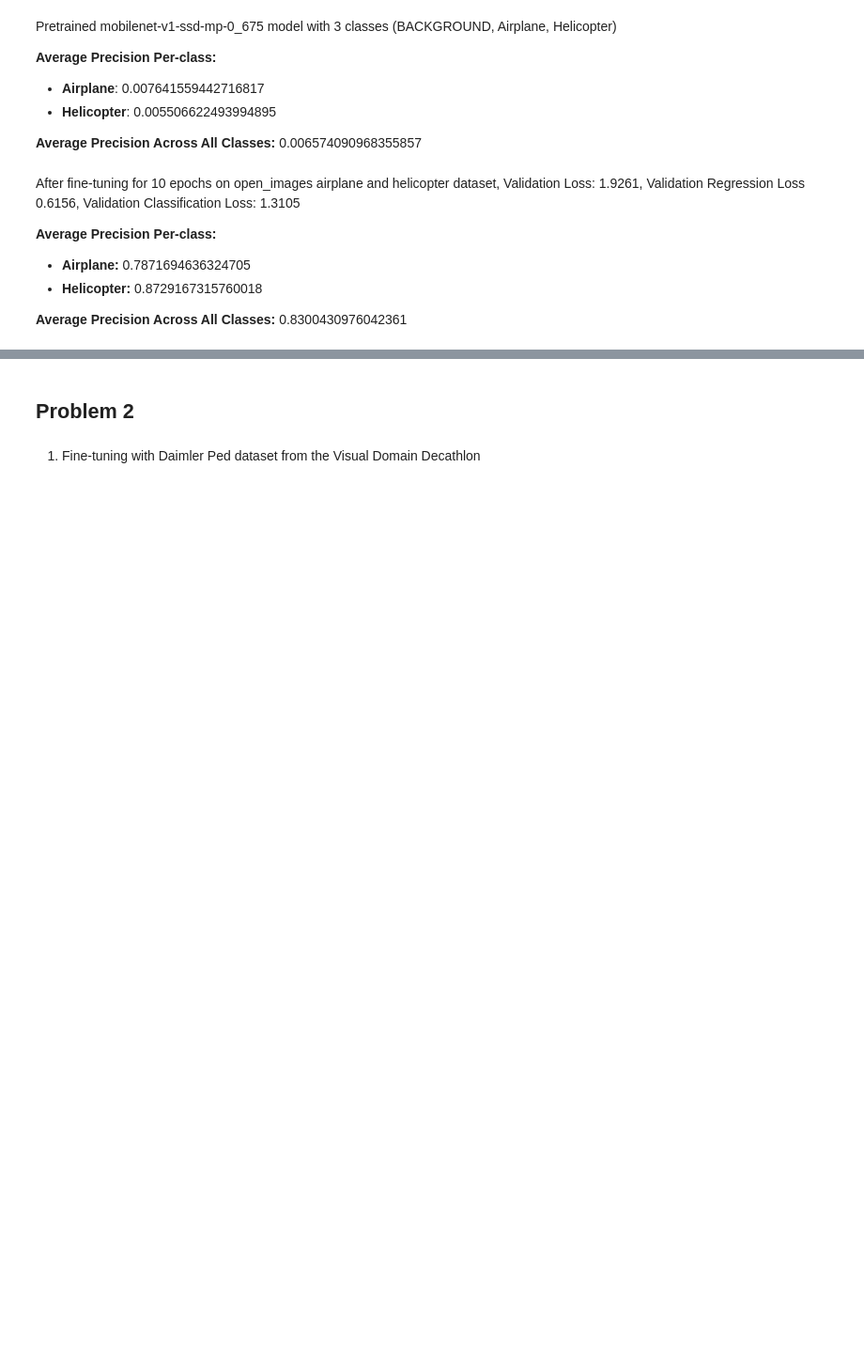
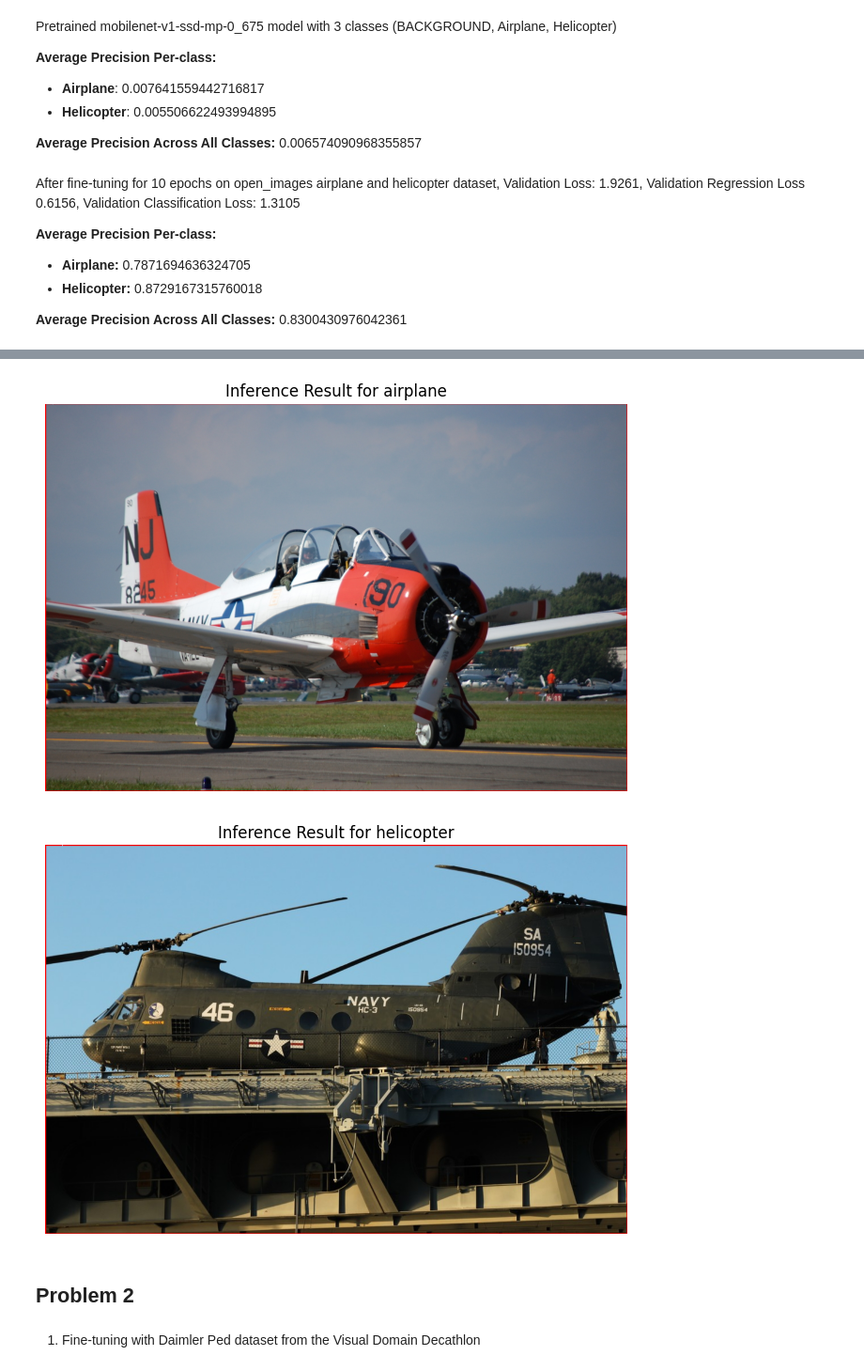
Before and after one commit to NateCoul23/pytorch-ssd, a Jupyter notebook: HW3_nmc2169.ipynb, the cells around one changed output, grey strips where cells are left out. Shown at 94% size. Saved outputs shown, nothing was run; the diff lists cells and outputs as text; code cells hidden in the pictures; blank space fills up the shorter version.

```diff
--- a/HW3_nmc2169.ipynb
+++ b/HW3_nmc2169.ipynb
@@ -79,3 +224,67 @@ OnnxExporterError: Module onnx is not installed!
+# %%
+def parse_output(outputs, threshold=0.5):
+    # Extract the single tensor from outputs
+    detections = outputs[0]
+
+    # Initialize lists for results
+    result_boxes = []  # If there are no bounding boxes, this remains empty
+    result_labels = []
+    result_scores = []
+
+    # Iterate over the detections
+    for detection in detections[0]:  # Iterate over 3000 detections
+        class_confidence, class_id, _ = detection  # Hypothetical structure
+        if class_confidence > threshold:
+            result_labels.append(labels[int(class_id)])  # Assuming class_id corresponds to a label index
+            result_scores.append(class_confidence)
+            # Add a dummy box if your SSD model is supposed to provide bounding boxes
+            result_boxes.append([0, 0, 1, 1])  # Dummy bounding box (replace with actual if available)
+
+    return result_boxes, result_labels, result_scores
+# %%
+import matplotlib.pyplot as plt
+
+for image_path in image_paths:
+    # Preprocess the image
+    input_data, original_image = preprocess_image(image_path)
+
+    # Run inference
+    input_name = session.get_inputs()[0].name
+    output_name = session.get_outputs()[0].name
+    outputs = session.run([output_name], {input_name: input_data})
+
+    # Parse the output
+    result_boxes, result_labels, result_scores = parse_output(outputs)
+
+    # Annotate the image
+    draw = ImageDraw.Draw(original_image)
+    font = ImageFont.load_default()
+    for box, label, score in zip(result_boxes, result_labels, result_scores):
+        xmin, ymin, xmax, ymax = box
+        xmin, ymin, xmax, ymax = int(xmin * original_image.width), int(ymin * original_image.height), int(xmax * original_image.width), int(ymax * original_image.height)
+
+        # Draw bounding box
+        draw.rectangle([(xmin, ymin), (xmax, ymax)], outline="red", width=2)
+
+        # Draw label and score
+        text = f"{label}: {score:.2f}"
+        text_size = font.getbbox(text)  # Get the bounding box of the text
+        text_width = text_size[2] - text_size[0]
+        text_height = text_size[3] - text_size[1]
+
+        # Draw the background rectangle for the label
+        draw.rectangle([(xmin, ymin - text_height), (xmin + text_width, ymin)], fill="red")
+        draw.text((xmin, ymin - text_height), text, fill="white", font=font)
+
+    # Display the annotated image
+    plt.figure(figsize=(8, 8))
+    plt.imshow(original_image)
+    plt.axis("off")
+    plt.title(f"Inference Result for {label}")
+    plt.show()
+# %% [output]
+[figure, added]
+[figure, added]
 # %% [markdown]
 ## Problem 2
 # %% [markdown]
```
Also changed, not shown: parts of 12 cells of this notebook, 1 other file.
